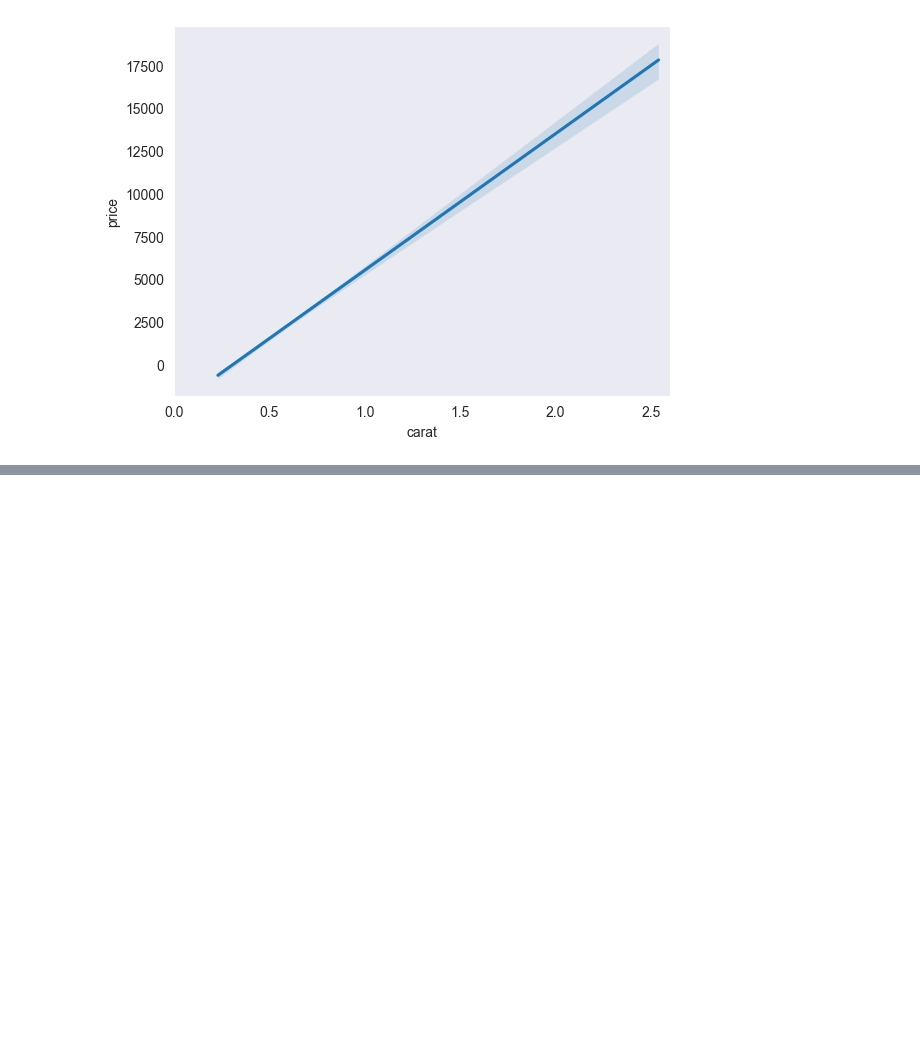
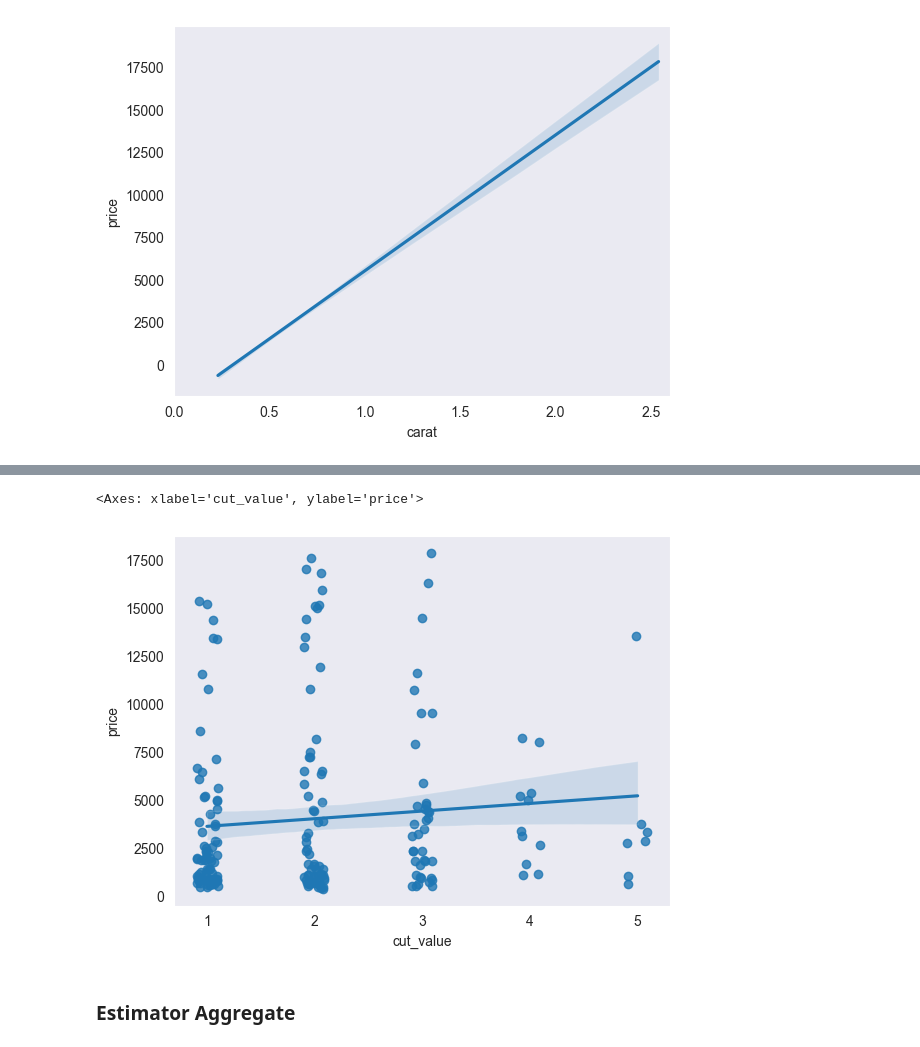
Before and after one commit to mary-vo/seaborn-code-louisville, a Jupyter notebook: seaborn_regplot.ipynb, the cells around one changed output, grey strips where cells are left out. Drawn from its saved outputs; the diff is of its cells as text; code cells hidden in the pictures; blank space fills up the shorter version.

```diff
--- a/seaborn_regplot.ipynb
+++ b/seaborn_regplot.ipynb
@@ -50,0 +88,16 @@ sns.regplot(x='carat',y='price', data=diamonds, scatter=False)
+# %%
+# A lot of the scatter points are stacking on top of each other
+cut_map = {
+    'Fair': 1,
+    'Good': 2,
+    'Very Good': 3,
+    'Premium': 4,
+    'Ideal': 5
+}
+diamonds['cut_value'] = diamonds['cut_value'].astype('category').cat.codes + 1
+sns.regplot(x='cut_value', y='price', data=diamonds, x_jitter=0.1)
+# %% [output]
+<Axes: xlabel='cut_value', ylabel='price'>
+[figure, added]
+# %% [markdown]
+### Estimator Aggregate
```
Also changed, not shown: parts of 25 cells of this notebook, 2 other files.
